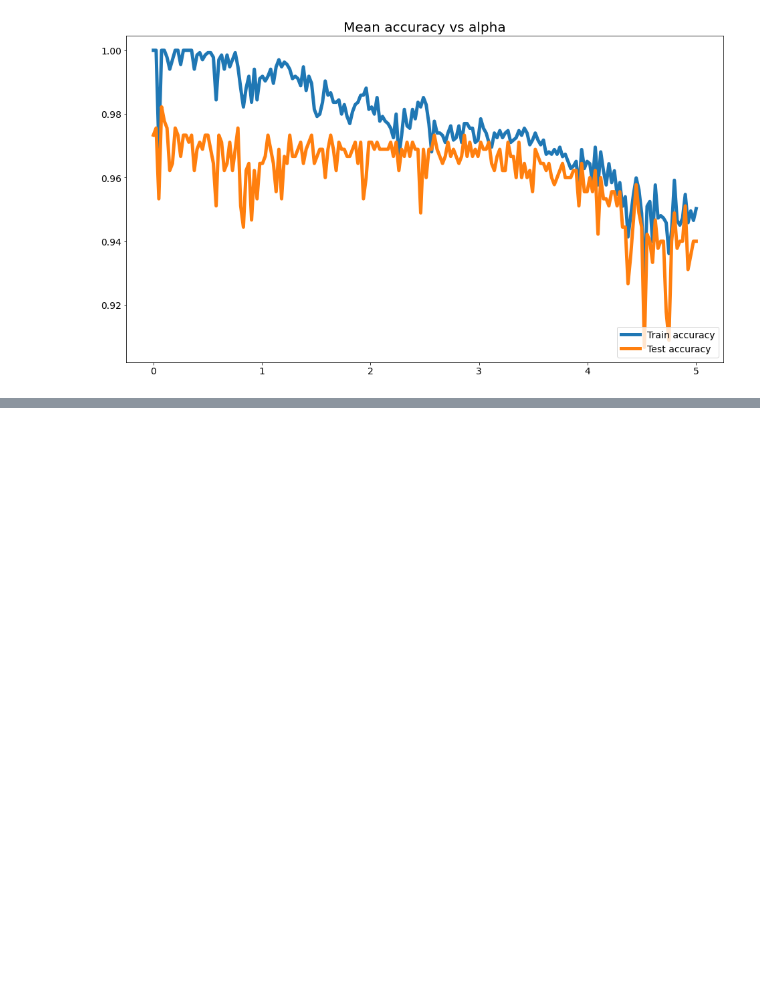
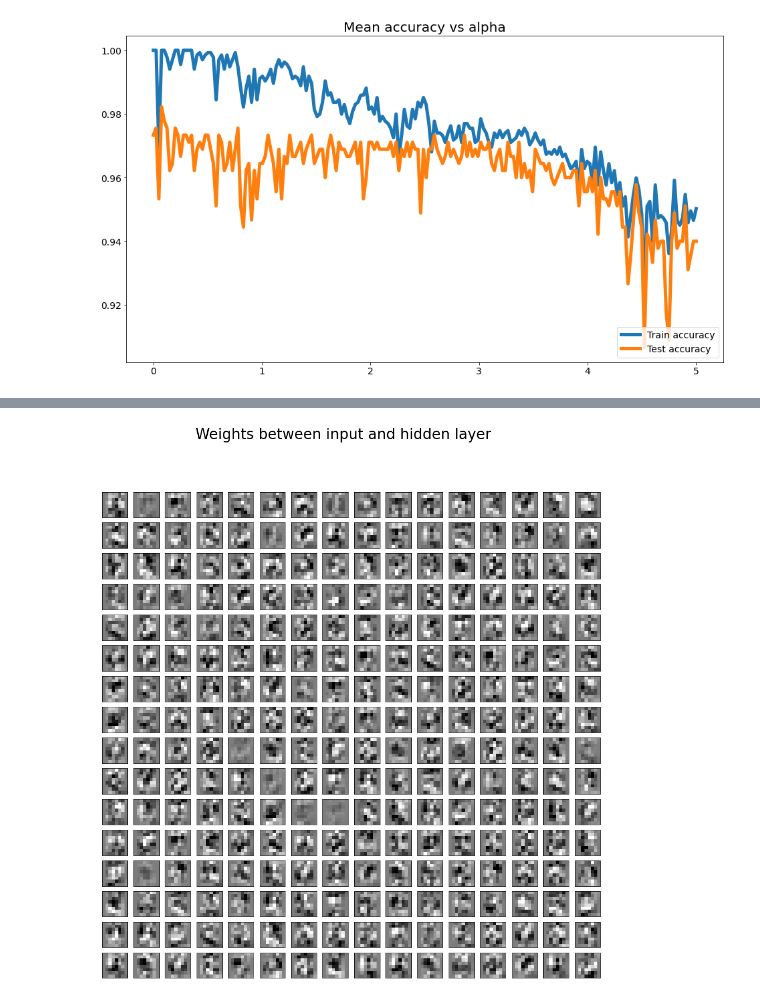
Before and after one commit to 0ld-dancer/dq_projects, a Jupyter notebook: 14. A Handwritten Digits Classifier/digits_classifier.ipynb, the cells around one changed output, grey strips where cells are left out. Drawn from its saved outputs; the diff is of its cells as text; code cells hidden in the pictures; blank space fills up the shorter version.

Commit message:
MLP weights visualization

```diff
--- a/14. A Handwritten Digits Classifier/digits_classifier.ipynb
+++ b/14. A Handwritten Digits Classifier/digits_classifier.ipynb
@@ -646,5 +703,7 @@ Yeah, we lost some accuracy but now our model works great with both train and te
 # %%
-alpha_df.iloc[123, :]
+best_alpha = alpha_df.iloc[114, 2]
+
+alpha_df.iloc[114, :]
 # %% [output]
 layers       1.000000
 neurons    256.000000
@@ -655 +720,31 @@ Name: 123, dtype: float64
+# %%
+from sklearn.model_selection import train_test_split
+
+#MLP with best hp
+mlp = MLPClassifier(hidden_layer_sizes=(256,),
+                    activation='logistic',
+                    max_iter=1100,
+                    alpha=best_alpha,
+                    solver='sgd',
+                    random_state=0,
+                    learning_rate_init=0.02)
+
+X_train, X_test, y_train, y_test = train_test_split(
+    digits.data, digits.target, test_size=0.25, random_state=0)
+
+mlp.fit(X_train, y_train)
+
+fig, axes = plt.subplots(16, 16, figsize=(16,16))
+plt.suptitle('Weights between input and hidden layer', size=26)
+
+#Use global min/max to ensure all weights are shown on the same scale
+vmin, vmax = mlp.coefs_[0].min(), mlp.coefs_[0].max()
+
+for coef, ax in zip(mlp.coefs_[0].T, axes.ravel()):
+    ax.matshow(coef.reshape(8, 8), cmap=plt.cm.gray, vmin=.5 * vmin,
+               vmax=.5 * vmax)
+    ax.set_xticks(())
+    ax.set_yticks(())
+# %% [output]
+[figure, added]
 # %% [markdown]
```
Also changed, not shown: parts of 12 cells of this notebook.
